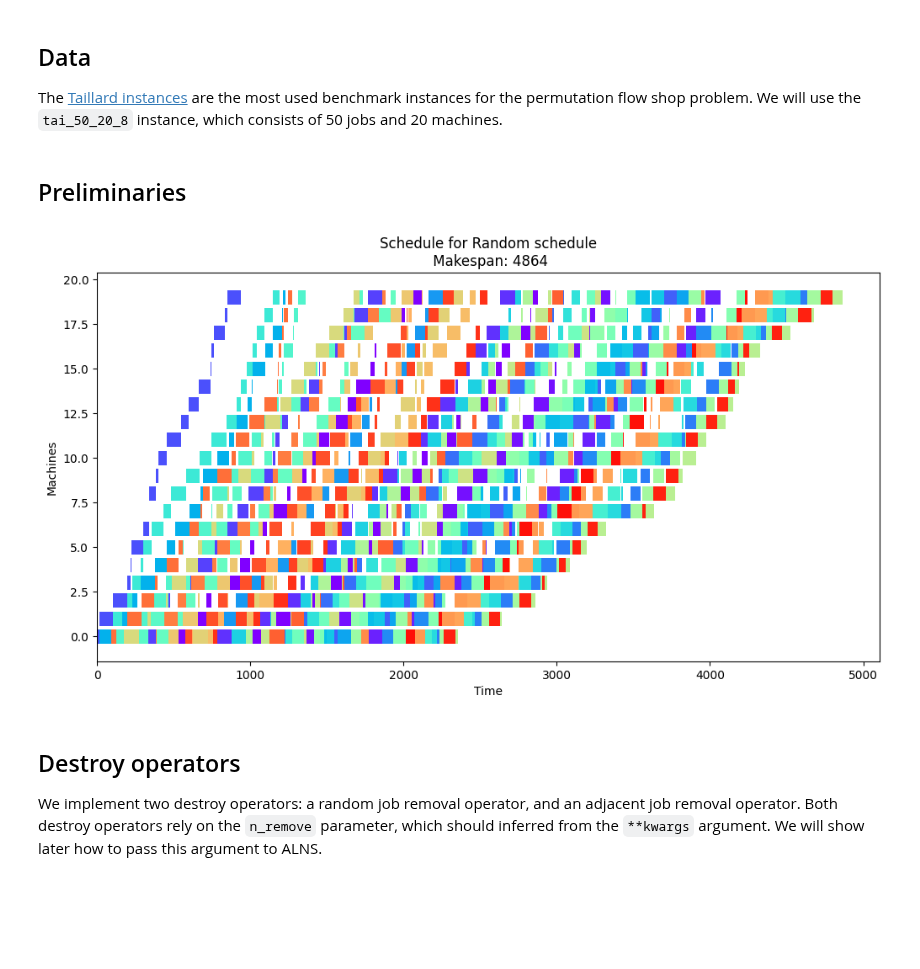
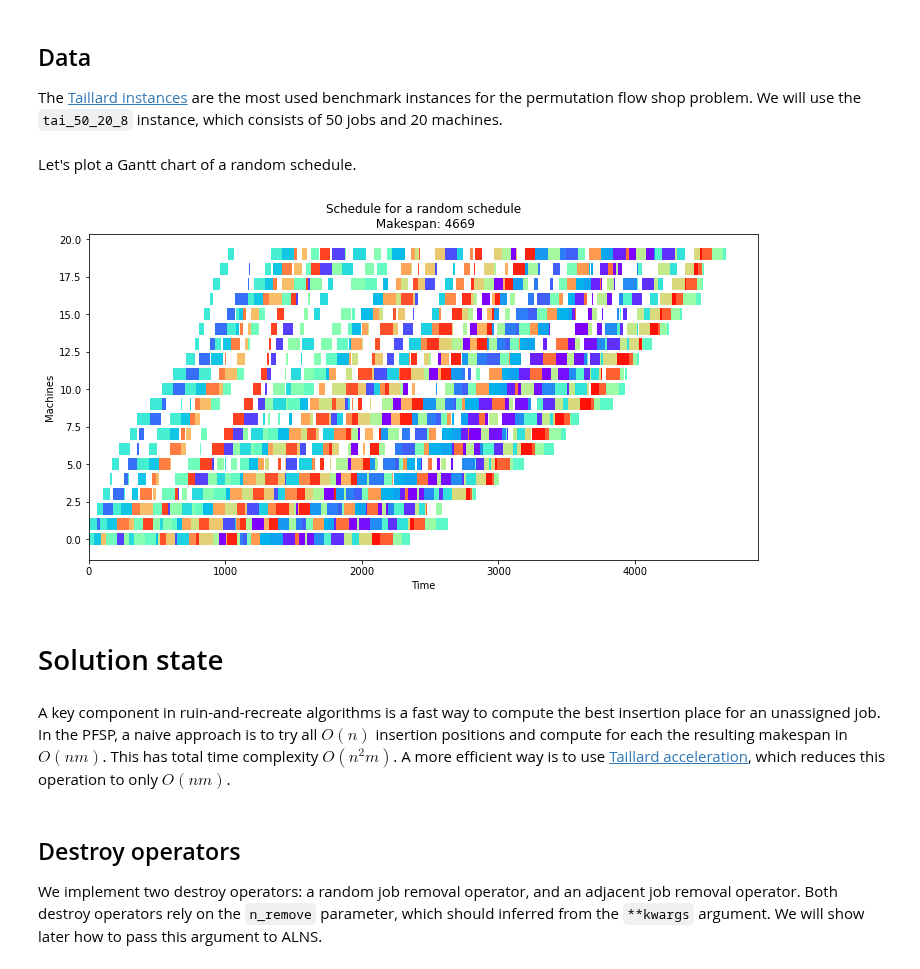
Before and after one commit to N-Wouda/ALNS, a Jupyter notebook: docs/source/examples/permutation_flow_shop_problem.ipynb, the cells around one changed output. Saved outputs shown, nothing was run; the diff lists cells and outputs as text; code cells hidden in the pictures; blank space fills up the shorter version.

```diff
--- a/docs/source/examples/permutation_flow_shop_problem.ipynb
+++ b/docs/source/examples/permutation_flow_shop_problem.ipynb
@@ -43,5 +43,5 @@ with open("tai50_20_8.txt", 'r') as fi:
     n_jobs, n_machines, _, bkv, _ = [int(num) for num in lines[1].split()]
     processing_times = np.genfromtxt(lines[3:], dtype=int)
     data = Data(n_jobs, n_machines, bkv, processing_times)
-# %% [markdown]
-## Preliminaries
+# %% [markdown]
+Let's plot a Gantt chart of a random schedule.
@@ -99,7 +98,4 @@ def compute_makespan(schedule):
 # %%
-dummy = list(range(50))
-rnd.shuffle(dummy)
-
-plot(dummy, 'Random schedule')
+plot(rnd.choice(range(data.n_jobs), size=data.n_jobs, replace=False), 'a random schedule')
 # %% [output]
-[figure, old version]
+[figure, new version]
@@ -142,3 +102,5 @@ def all_insert_cost(schedule: List[int], job: int) -> List[Tuple[int, float]]:
+# %% [markdown]
+# Solution state
 # %%
 class Solution(State):
     def __init__(self, schedule: List[int], unassigned: Optional[List[int]] = None):
@@ -162,3 +124,5 @@ class Solution(State):
 
     def remove(self, job: int):
         self.schedule.remove(job)
+# %% [markdown]
+A key component in ruin-and-recreate algorithms is a fast way to compute the best insertion place for an unassigned job. In the PFSP, a naive approach is to try all $O(n)$ insertion positions and compute for each the resulting makespan in $O(nm)$. This has total time complexity $O(n^2m)$. A more efficient way is to use [Taillard acceleration](https://scholar.google.com/citations?view_op=view_citation&hl=nl&user=vj-4SjYAAAAJ&citation_for_view=vj-4SjYAAAAJ:IjCSPb-OGe4C), which reduces this operation to only $O(nm)$.
```
Also changed, not shown: parts of 14 cells of this notebook.
